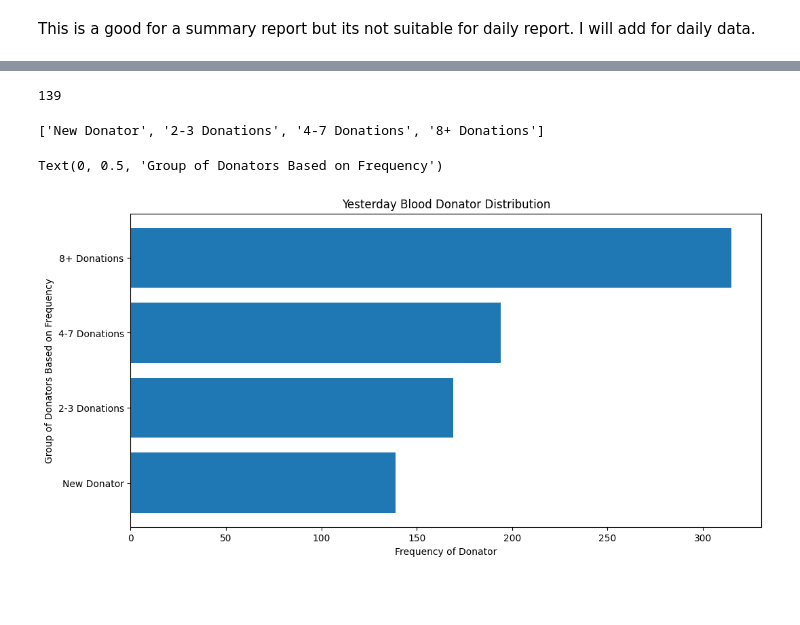
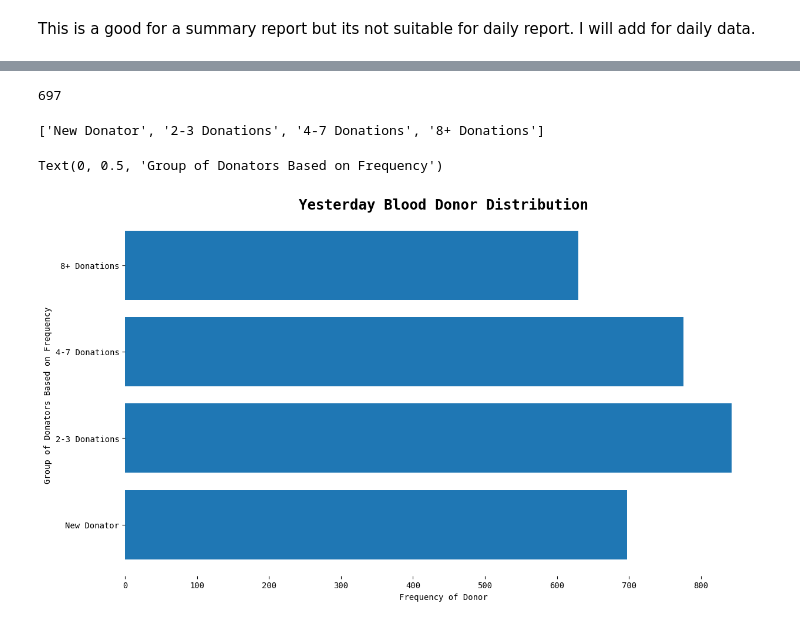
Before and after one commit to adleefuad/blood_donation, a Jupyter notebook: EDA.ipynb, the cells around one changed output, grey strips where cells are left out. Drawn from its saved outputs; the diff is of its cells as text; code cells hidden in the pictures; blank space fills up the shorter version.

```diff
--- a/EDA.ipynb
+++ b/EDA.ipynb
@@ -575,13 +587,3 @@ This is a good for a summary report but its not suitable for daily report. I wil
 #Getting all latest date donor
 latest_date = max(sort_gran_fil['visit_date'])
 latest_donor = sort_gran_fil[sort_gran_fil['visit_date']==latest_date]
-# %%
-#Using the donor_id get the number of donations they already did
-donor_today = list(latest_donor['donor_id'])
-
-donations_n = []
-for id in donor_today:
-    donations_n.append(donor_donations[donor_donations['donor_id'] == id]['donation_count'].values[0])
-
-latest_donor['donations_count'] = donations_n
-latest_donor.head(10)
@@ -604,0 +590,9 @@ See the caveats in the documentation: https://pandas.pydata.org/pandas-docs/stab
+# %%
+# Merge the two dataframes on 'donor_id'
+latest_donor = latest_donor.merge(donor_donations[['donor_id', 'donation_count']], on='donor_id', how='left')
+
+# Rename the 'donation_count' column to 'donations_count'
+latest_donor.rename(columns={'donation_count': 'donations_count'}, inplace=True)
+
+# Display the first 10 rows of the updated dataframe
+latest_donor.head(10)
@@ -605,7 +611,7 @@ See the caveats in the documentation: https://pandas.pydata.org/pandas-docs/stab
 # %%
 latest_donor[latest_donor['donations_count']== 1]['donations_count'].count()
 # %% [output]
-139
+697
 # %%
 #Banding the donation_count
 new_latest = latest_donor[latest_donor['donations_count']== 1]['donations_count'].count()
@@ -621,13 +627,13 @@ labels_latest
 ['New Donator', '2-3 Donations', '4-7 Donations', '8+ Donations']
 # %%
 #plot Horizontal Bar for the latest donations frequency
-fig,ax = plt.subplots(figsize=(12,6))
+fig,ax = plt.subplots(figsize=(14,8))
 plt.barh(labels_latest,values),
 
-plt.title('Yesterday Blood Donator Distribution')
-
-plt.xlabel('Frequency of Donator')
+plt.title('Yesterday Blood Donor Distribution',weight = 'bold',fontsize = 'xx-large')
+ax.set_frame_on(False)
+plt.xlabel('Frequency of Donor')
 plt.ylabel('Group of Donators Based on Frequency')
 # %% [output]
 Text(0, 0.5, 'Group of Donators Based on Frequency')
-[figure, old version]
+[figure, new version]
```
Also changed, not shown: parts of 11 cells of this notebook.
